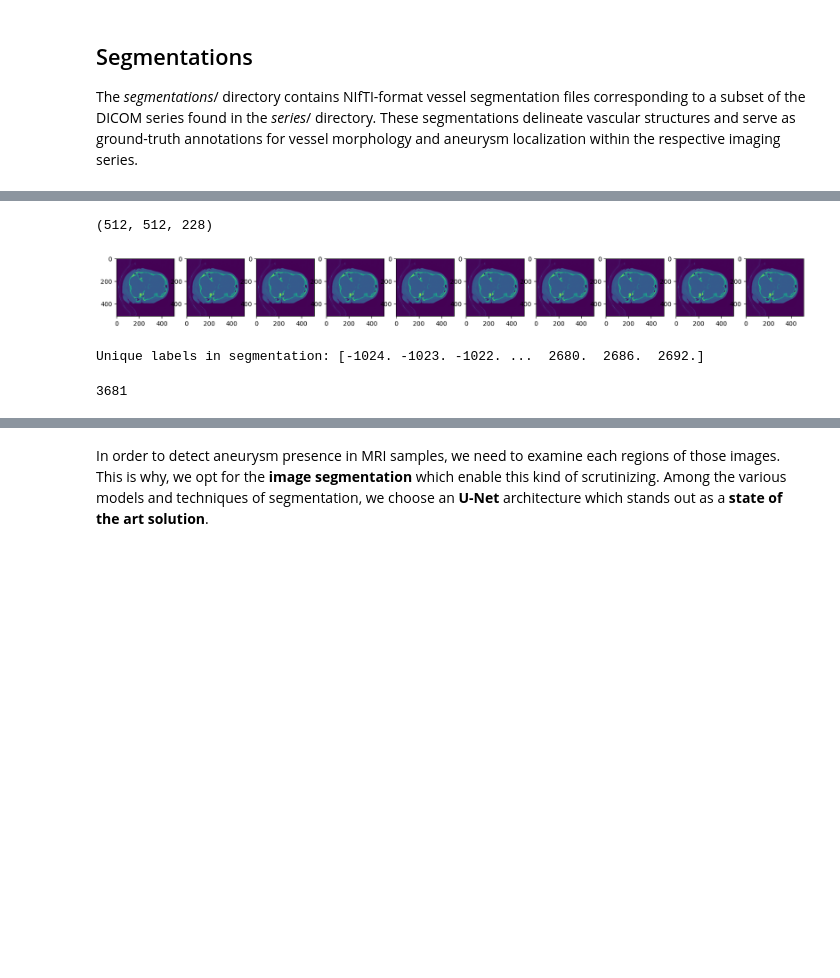
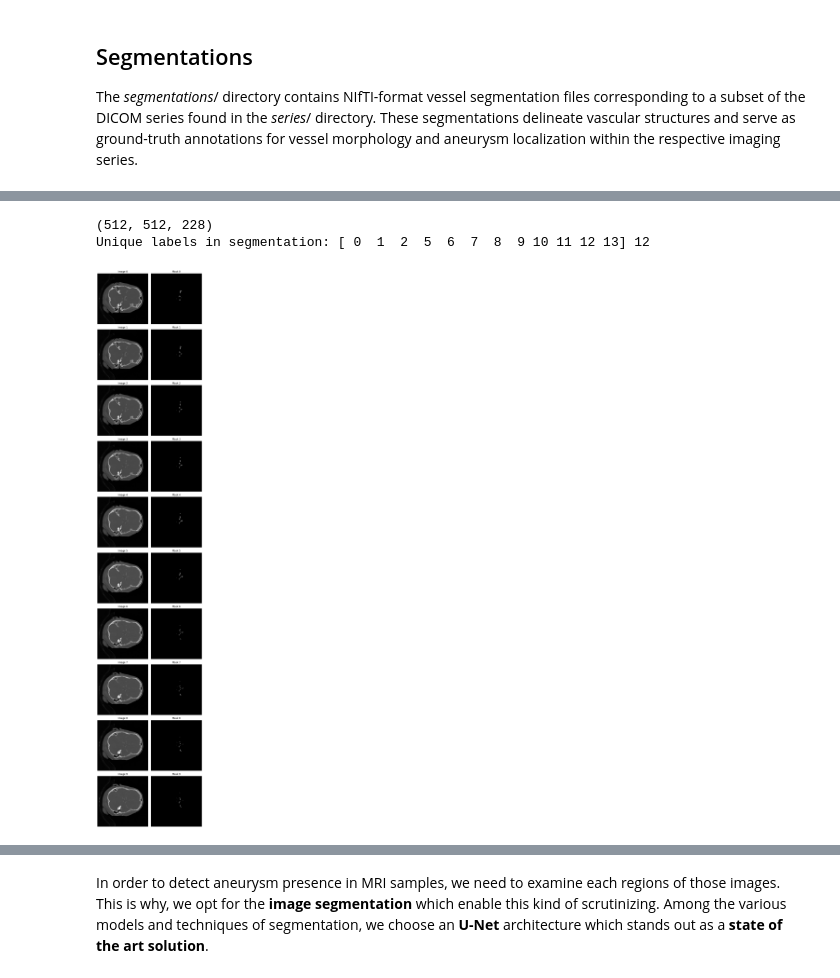
Before and after one commit to maegonz/RSNA-Intracranial-Aneurysm-Detection, a Jupyter notebook: main.ipynb, the cells around one changed output, grey strips where cells are left out. Drawn from its saved outputs; the diff is of its cells as text; code cells hidden in the pictures; blank space fills up the shorter version.

```diff
--- a/main.ipynb
+++ b/main.ipynb
@@ -286,20 +284,27 @@ for k in list(ex_df.index):
-# %%
-# load and extract 3D numpy array of voxel labels
-seg1 = segmentation(INIT_SEG_PATH, example)
-
-for i in range(10):
-    plt.subplot(10, 10, i+1)
-    plt.imshow(seg1[:,:,63+1])
-    plt.gcf().set_size_inches(20, 20)
-plt.show()
-
-unique_labels = np.unique(seg1)
-print("Unique labels in segmentation:", unique_labels, len())
-# %% [output]
-(512, 512, 228)
-[figure, removed]
-Unique labels in segmentation: [-1024. -1023. -1022. ...  2680.  2686.  2692.]
-# %%
-len(unique_labels)
-# %% [output]
-3681
+# %%
+# load and extract 3D numpy array of voxel labels
+img, mask = segmentation(INIT_SEG_PATH, example)
+unique_labels = np.unique(mask)
+print("Unique labels in segmentation:", unique_labels, len(unique_labels))
+
+# Assuming img and mask are 3D arrays: (height, width, slices)
+slice_idx = 63  # example slice index
+
+fig, axes = plt.subplots(10, 2, figsize=(8, 40))  # 10 images, each with its mask below
+
+for i in range(10):
+    # You can change how slices are selected if needed (e.g., 63 + i)
+    axes[i, 0].imshow(img[:, :, slice_idx + i], cmap='gray')
+    axes[i, 0].set_title(f'Image {i}')
+    axes[i, 0].axis('off')
+
+    axes[i, 1].imshow(mask[:, :, slice_idx + i], cmap='gray')
+    axes[i, 1].set_title(f'Mask {i}')
+    axes[i, 1].axis('off')
+
+plt.tight_layout()
+plt.show()
+# %% [output]
+(512, 512, 228)
+Unique labels in segmentation: [ 0  1  2  5  6  7  8  9 10 11 12 13] 12
+[figure, added]
```
Also changed, not shown: parts of 16 cells of this notebook.
